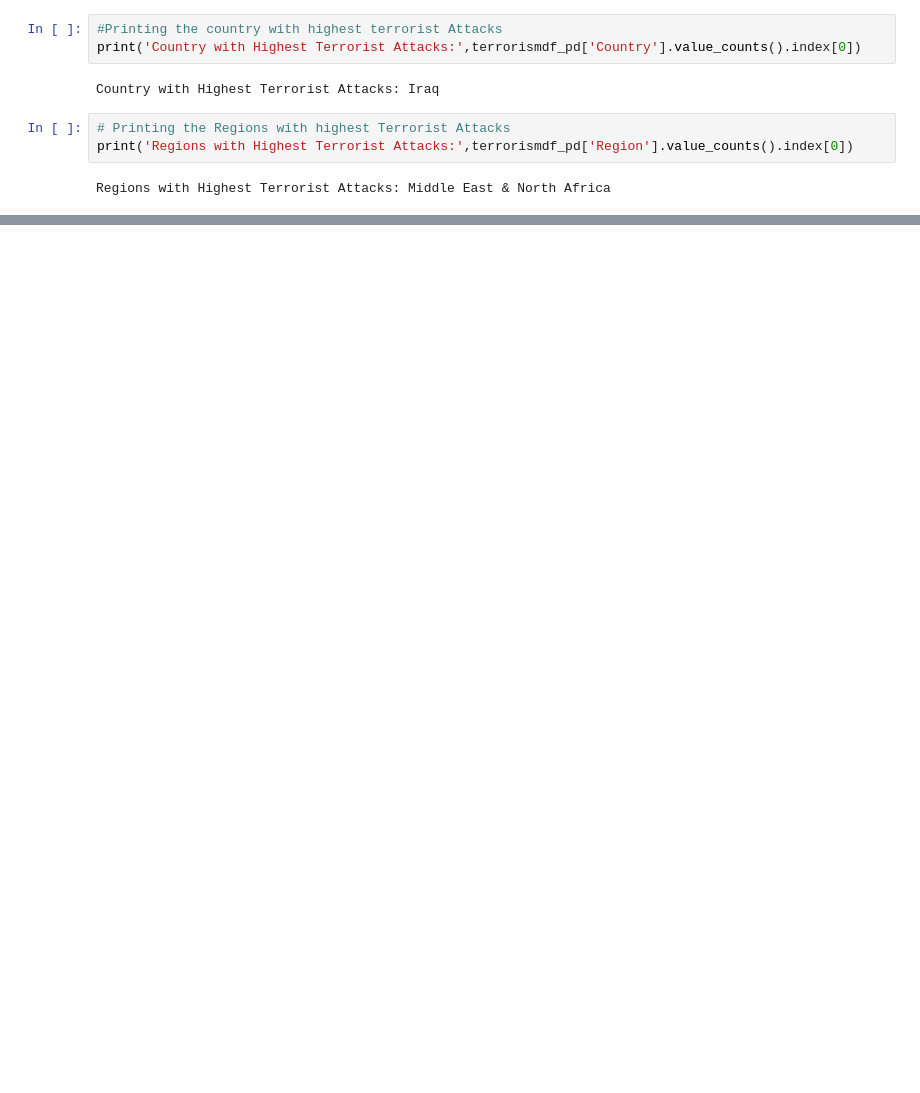
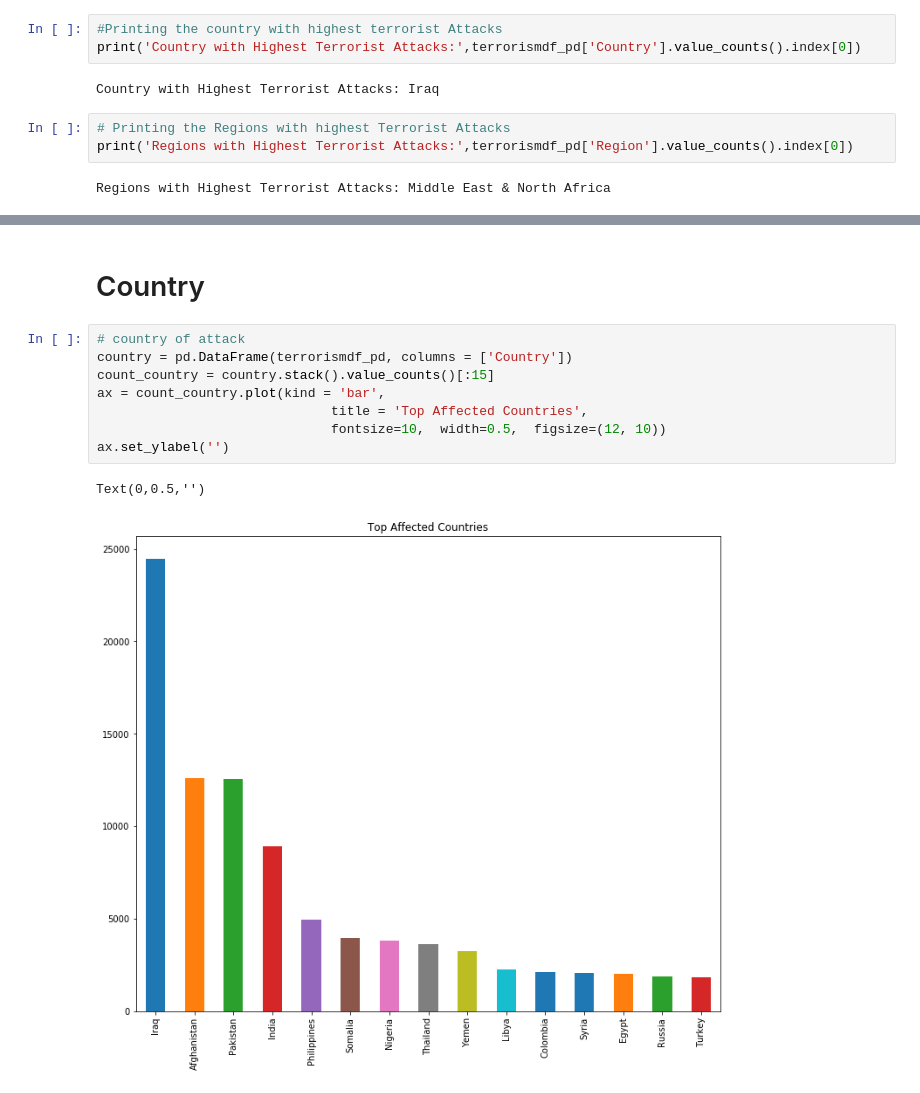
Before and after one commit to Gary-1606/Trial-BDAS, a Jupyter notebook: GlobalTerrorism.ipynb, the cells around one changed output, grey strips where cells are left out. Saved outputs shown, nothing was run; the diff lists cells and outputs as text; blank space fills up the shorter version.

```diff
--- a/GlobalTerrorism.ipynb
+++ b/GlobalTerrorism.ipynb
@@ -411,0 +441,13 @@ Regions with Highest Terrorist Attacks: Middle East & North Africa
+# %% [markdown]
+# Country
+# %%
+# country of attack
+country = pd.DataFrame(terrorismdf_pd, columns = ['Country'])
+count_country = country.stack().value_counts()[:15]
+ax = count_country.plot(kind = 'bar',
+                              title = 'Top Affected Countries',
+                              fontsize=10,  width=0.5,  figsize=(12, 10))
+ax.set_ylabel('')
+# %% [output]
+Text(0,0.5,'')
+[figure, added]
```
Also changed, not shown: parts of 16 cells of this notebook.
